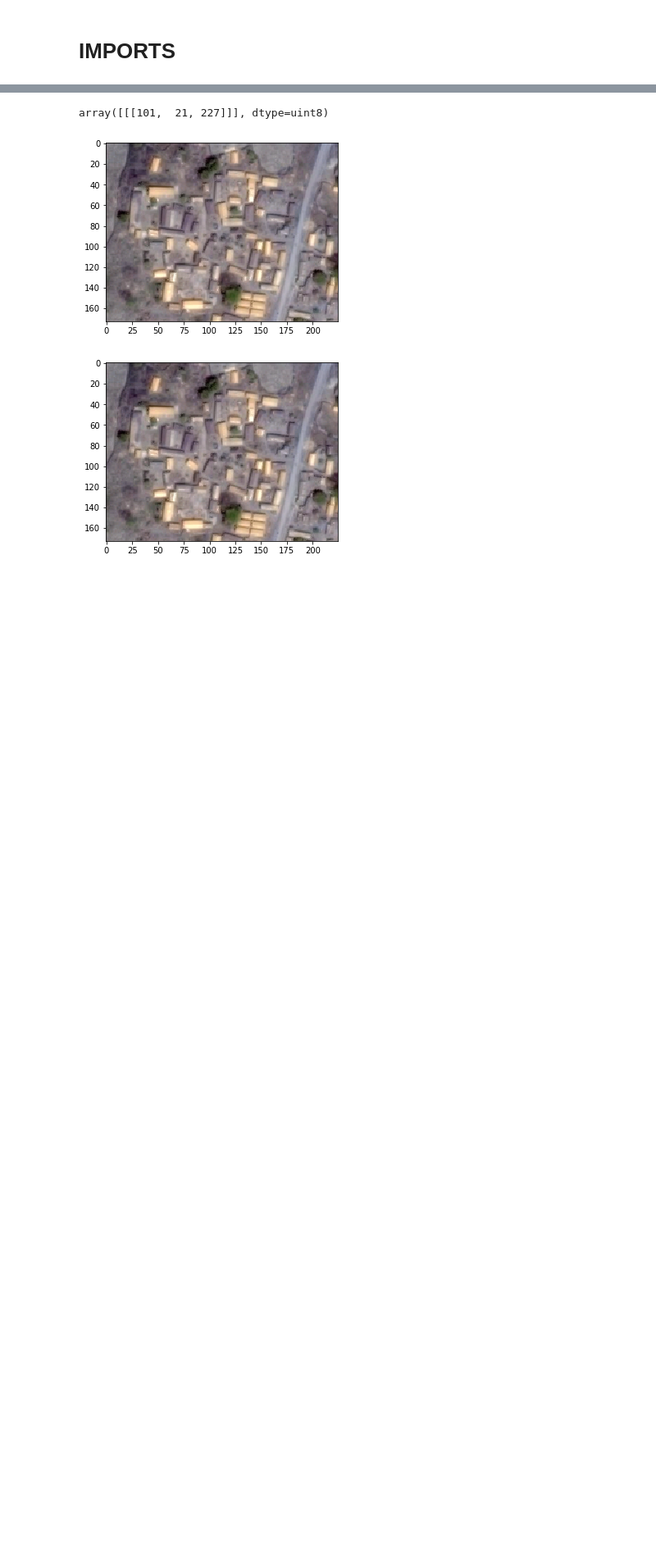
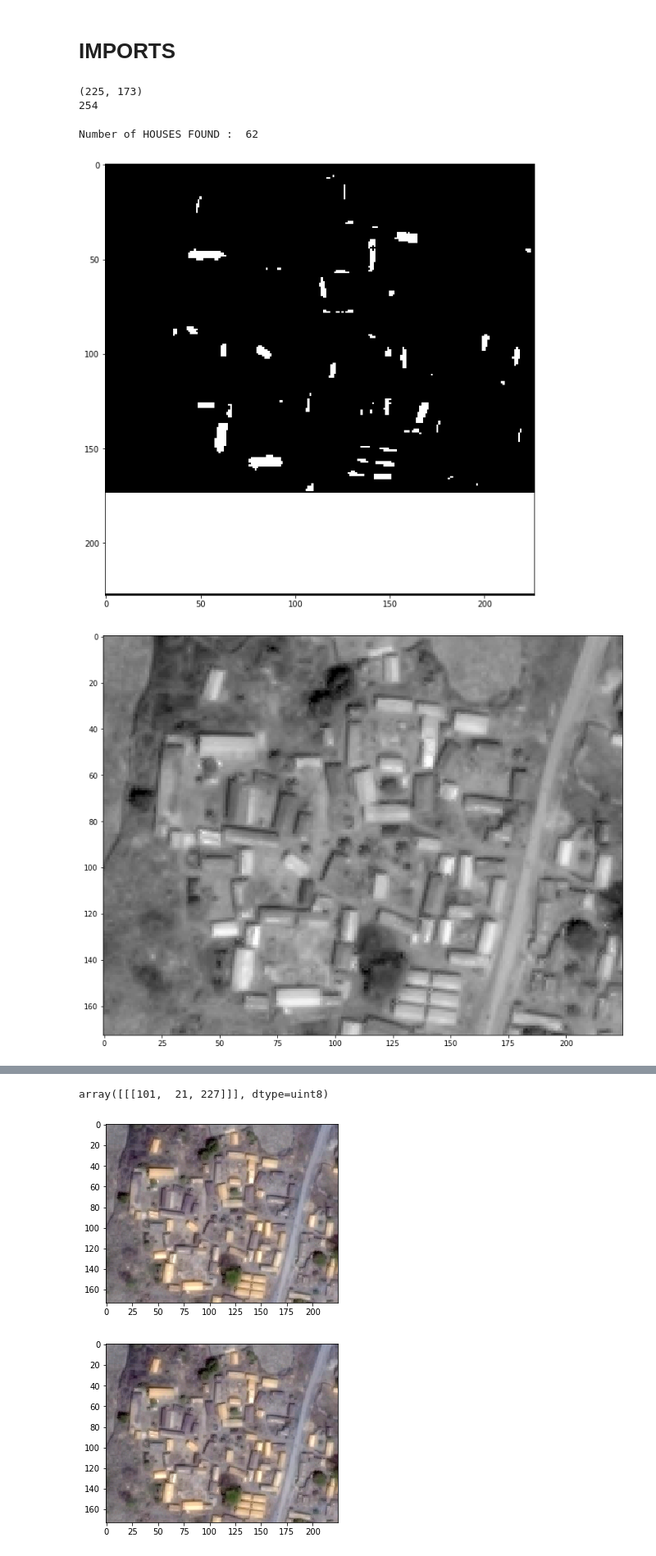
Before and after one commit to OANInternational/nikki_map_house_count, a Jupyter notebook: counting_houses/test_1.ipynb, the cells around one changed output, grey strips where cells are left out. Shown at 82% size. Saved outputs shown, nothing was run; the diff lists cells and outputs as text; code cells hidden in the pictures; blank space fills up the shorter version.

```diff
--- a/counting_houses/test_1.ipynb
+++ b/counting_houses/test_1.ipynb
@@ -21,0 +24,8 @@ from PIL import Image
+# %%
+image = Image.open('test.jpg')
+pixels = image.load()
+print(image.size)
+print(pixels[80,160])
+# %% [output]
+(225, 173)
+254
@@ -22,3 +35,15 @@ from PIL import Image
+# %%
+plt.figure(figsize = (20,10))
+plt.imshow(line)
+
+plt.figure(figsize = (20,10))
+plt.imshow(bgr_img)
+
+print("Number of HOUSES FOUND : % 3d"%(len(regs)))
+# %% [output]
+Number of HOUSES FOUND :  62
+[figure, added]
+[figure, added]
 # %%
 # Bilate filtered image. Sharpened image helps to give a better edge approximation.
 # Bilate filtered image. Sharpened image helps to give a better edge approximation.
```
Also changed, not shown: parts of 51 cells of this notebook.
